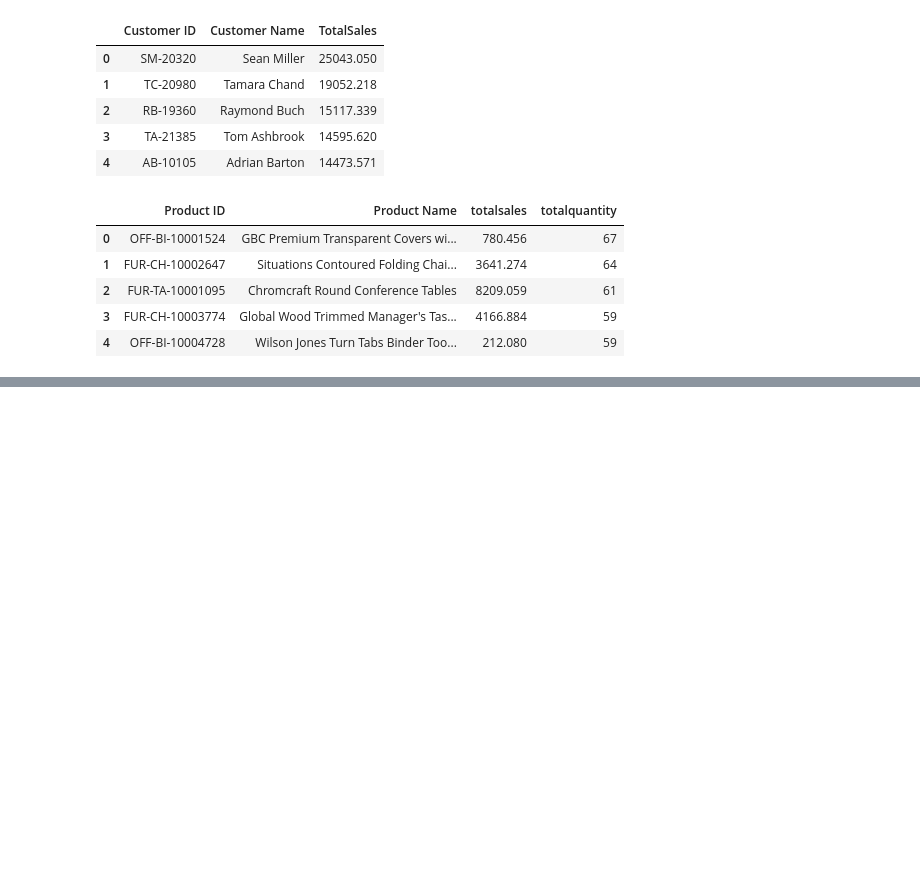
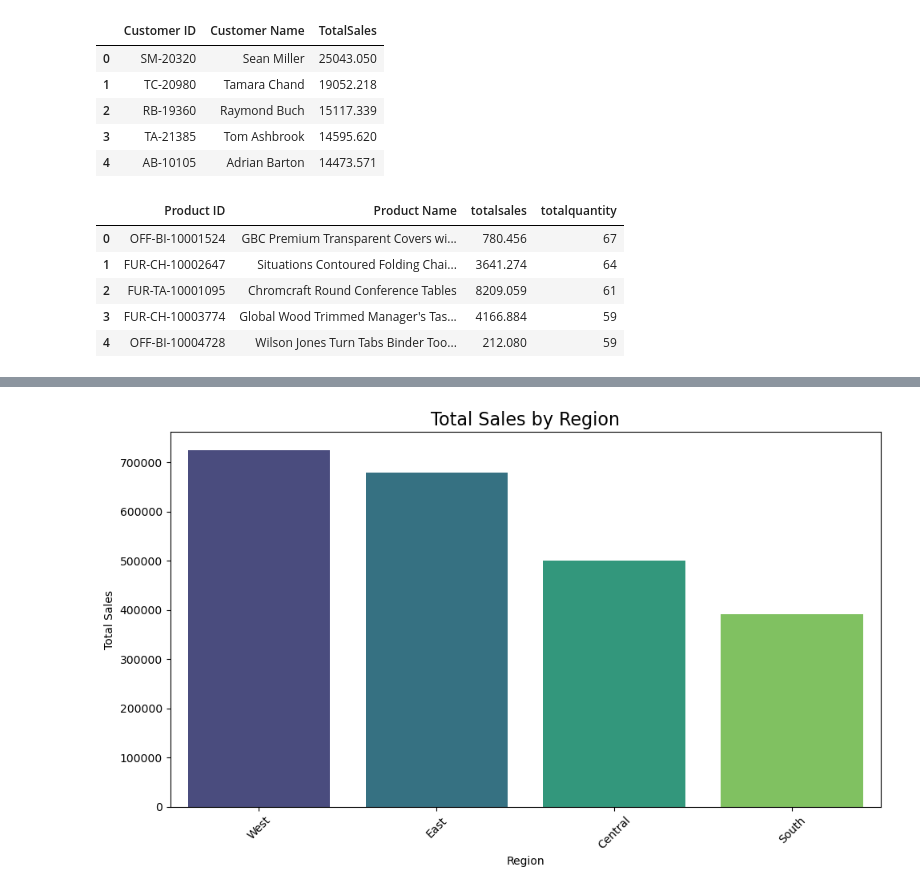
Before and after one commit to Yvonneamg/Ecommerce_Sales_Analysis, a Jupyter notebook: Ecommerce_Sales_Analysis.ipynb, the cells around one changed output, grey strips where cells are left out. Drawn from its saved outputs; the diff is of its cells as text; code cells hidden in the pictures; blank space fills up the shorter version.

```diff
--- a/Ecommerce_Sales_Analysis.ipynb
+++ b/Ecommerce_Sales_Analysis.ipynb
@@ -163,0 +189,10 @@ top_five_by_quantity
+# %%
+Sales_Region_query = """
+SELECT region,
+sum(sales) as totalsales
+from sales
+group by region
+order by totalsales desc;
+"""
+sales_by_region = pd.read_sql_query(Sales_Region_query, conn)
+sales_by_region
@@ -163,0 +205,13 @@ top_five_by_quantity
+# %%
+# Plot of sales by region
+plt.figure(figsize=(10, 6))
+sns.barplot(x='Region', y='totalsales', data=sales_by_region, hue='Region', palette='viridis', legend=False)
+plt.title('Total Sales by Region', fontsize=16)
+plt.xlabel('Region')
+plt.ylabel('Total Sales')
+plt.xticks(rotation=45)
+plt.tight_layout()
+plt.savefig('visualizations/sales_by_region.png')  # Save the plot as a PNG file
+plt.show()
+# %% [output]
+[figure, added]
```
Also changed, not shown: parts of 2 cells of this notebook, 2 other files.
